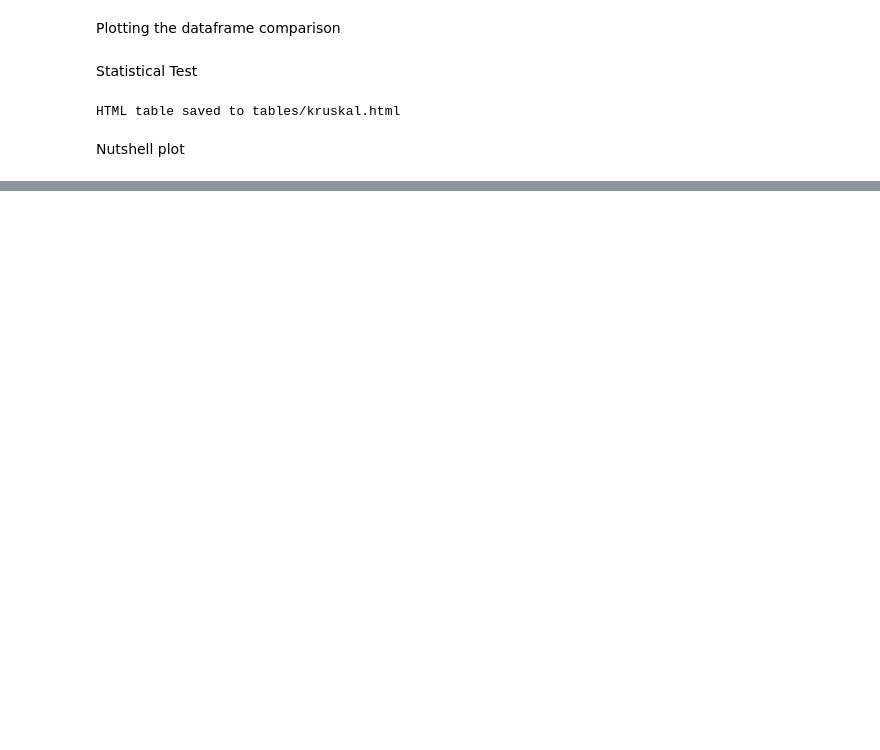
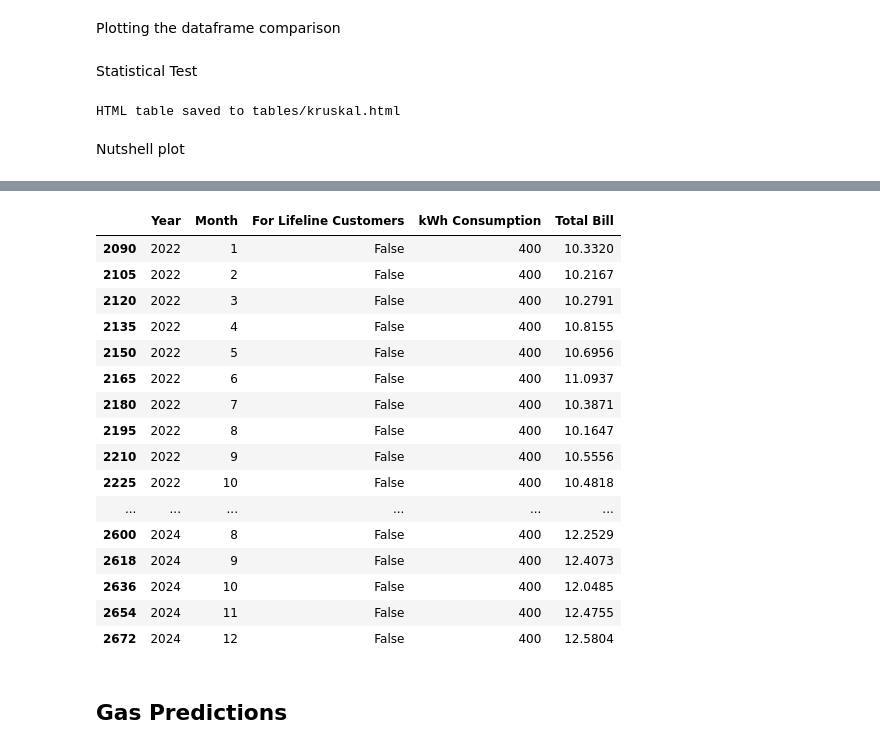
Before and after one commit to parkouralvoil/cs132_overload, a Jupyter notebook: data/insights.ipynb, the cells around one changed output, grey strips where cells are left out. Drawn from its saved outputs; the diff is of its cells as text; code cells hidden in the pictures; blank space fills up the shorter version.

```diff
--- a/data/insights.ipynb
+++ b/data/insights.ipynb
@@ -11,11 +34,12 @@ from datetime import datetime
 # %% [markdown]
 Obtaining the datasets and adding the average row for the gas dataset
 # %%
-meralco_df = pd.read_csv('MonthlyPumpPrices.csv', parse_dates=['Date'])
+gas_df = pd.read_csv('MonthlyPumpPrices.csv', parse_dates=['Date'])
+
 
 fuelefficiency_df = pd.read_csv('CarsFuelEfficiency.csv')
 
-ron95_data = meralco_df[meralco_df['Product'] == "Gasoline (RON95)"].sort_values('Date')
+ron95_data = gas_df[gas_df['Product'] == "Gasoline (RON95)"].sort_values('Date')
 ron95_data = ron95_data[(ron95_data['Date'] >= '2020-01-01') & (ron95_data['Date'] <= '2025-01-01')]
 ron95_data['Average Price'] = (ron95_data['Overall Range Min'] + ron95_data['Overall Range Max']) / 2
 # %%
@@ -1156,0 +895,32 @@ graph_nutshell_plot(40, 7, 200)
+# %%
+meralco_df = pd.read_csv('MeralcoSummaryOfRates.csv')
+present_meralco_df = meralco_df[(meralco_df['Year'] >= 2022) & \
+    (meralco_df['kWh Consumption'] == 400) & \
+    (meralco_df['For Lifeline Customers'] == False)]
+
+start_date = '2022-01-01'
+end_date = '2025-03-01'
+present_ron95_data = gas_df[gas_df['Product'] == "Gasoline (RON95)"].sort_values('Date')
+present_ron95_data = present_ron95_data[(present_ron95_data['Date'] >= start_date) & (present_ron95_data['Date'] <= end_date)]
+present_ron95_data['Average Price'] = (present_ron95_data['Overall Range Min'] + present_ron95_data['Overall Range Max']) / 2
+present_meralco_df
+# %% [output]
+|  | Year | Month | For Lifeline Customers | kWh Consumption | Total Bill |
+| 2090 | 2022 | 1 | False | 400 | 10.3320 |
+| 2105 | 2022 | 2 | False | 400 | 10.2167 |
+| 2120 | 2022 | 3 | False | 400 | 10.2791 |
+| 2135 | 2022 | 4 | False | 400 | 10.8155 |
+| 2150 | 2022 | 5 | False | 400 | 10.6956 |
+| 2165 | 2022 | 6 | False | 400 | 11.0937 |
+| 2180 | 2022 | 7 | False | 400 | 10.3871 |
+| 2195 | 2022 | 8 | False | 400 | 10.1647 |
+| 2210 | 2022 | 9 | False | 400 | 10.5556 |
+| 2225 | 2022 | 10 | False | 400 | 10.4818 |
+| ... | ... | ... | ... | ... | ... |
+| 2600 | 2024 | 8 | False | 400 | 12.2529 |
+| 2618 | 2024 | 9 | False | 400 | 12.4073 |
+| 2636 | 2024 | 10 | False | 400 | 12.0485 |
+| 2654 | 2024 | 11 | False | 400 | 12.4755 |
+| 2672 | 2024 | 12 | False | 400 | 12.5804 |
+# %% [markdown]
+## Gas Predictions
```
Also changed, not shown: parts of 15 cells of this notebook, 1 other file.
